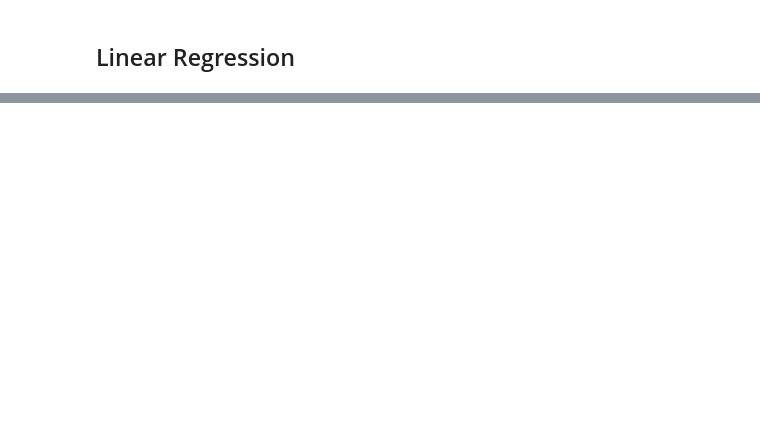
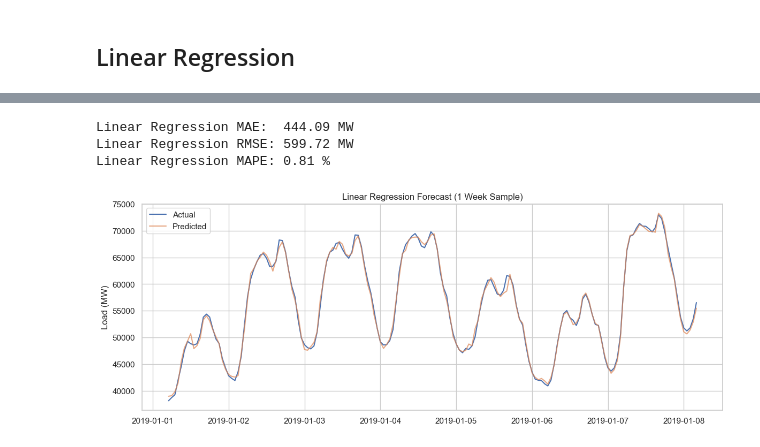
Before and after one commit to jaycob-melton/short-term-load-forecasting, a Jupyter notebook: notebooks/modeling.ipynb, the cells around one changed output, grey strips where cells are left out. Cells and saved outputs as stored; diff of their text form; code cells hidden in the pictures; blank space fills up the shorter version.

```diff
--- a/notebooks/modeling.ipynb
+++ b/notebooks/modeling.ipynb
@@ -46,13 +58,13 @@ Data head:
               dtype='datetime64[ns, UTC]', name='datetime', freq=None)
 # %%
 def MAE(y_true, y_pred):
-    return np.abs(y_pred - y_true).mean()
+    return np.mean(np.abs(y_pred - y_true))
 
 def RMSE(y_true, y_pred):
-    return np.sqrt(((y_pred - y_true)**2).mean())
+    return np.sqrt(np.mean((y_pred - y_true)**2))
 
 def MAPE(y_true, y_pred):
-    return (np.abs(y_pred - y_true) / y_true * 100).mean()
+    return np.mean(np.abs(y_pred - y_true) / y_true * 100)
 # %% [markdown]
 ## Linear Regression
 # %%
@@ -207,0 +394,42 @@ plt.show()
+# %%
+split_idx = int(0.8 * X.shape[0])
+X_train, X_test = X[:split_idx], X[split_idx:]
+y_train, y_test = y[:split_idx], y[split_idx:]
+# %%
+rf = RandomForestRegressor(
+    max_depth=None,
+    max_features=None,
+    min_samples_leaf=1,
+    min_samples_split=2,
+    n_estimators=200,
+    n_jobs=-1,
+    random_state=42
+)
+
+rf.fit(X_train, y_train)
+y_pred = rf.predict(X_test)
+
+mae = MAE(y_test, y_pred)
+rmse = RMSE(y_test, y_pred)
+mape = MAPE(y_test, y_pred)
+
+print(f"Linear Regression MAE:  {mae:.2f} MW")
+print(f"Linear Regression RMSE: {rmse:.2f} MW")
+print(f"Linear Regression MAPE: {mape:.2f} %")
+# %% [output]
+Linear Regression MAE:  444.09 MW
+Linear Regression RMSE: 599.72 MW
+Linear Regression MAPE: 0.81 %
+# %%
+# Plot actual load versus predicted load for 1 week
+
+plt.figure(figsize=(14, 5))
+plt.plot(time[split_idx:split_idx+168], y_test[:168], label="Actual")
+plt.plot(time[split_idx:split_idx+168], y_pred[:168], label="Predicted", alpha=0.7)
+plt.title("Linear Regression Forecast (1 Week Sample)")
+plt.ylabel("Load (MW)")
+plt.legend()
+plt.grid(True)
+plt.show()
+# %% [output]
+[figure, added]
```
Also changed, not shown: parts of 33 cells of this notebook, 1 other file.
